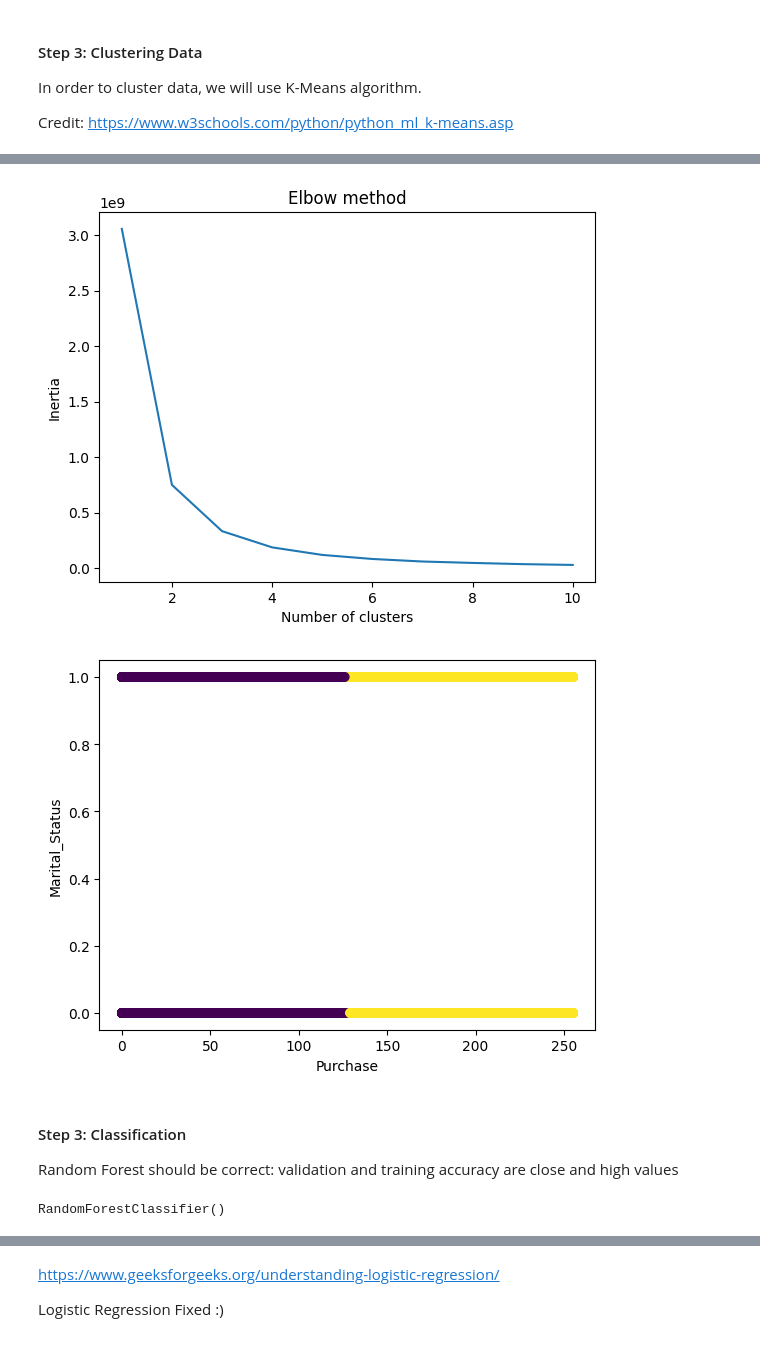
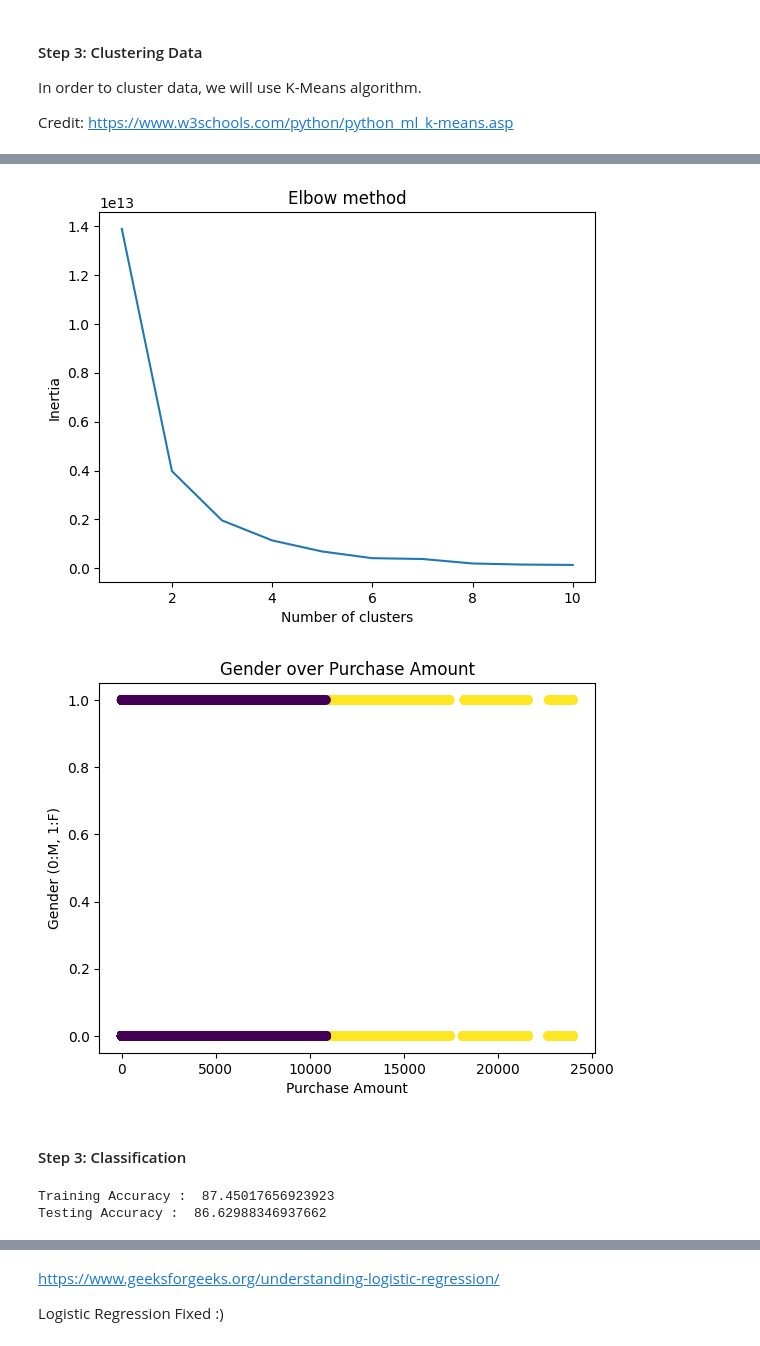
Before and after one commit to CIC-Research/Data-Science-Project, a Jupyter notebook: main.ipynb, the cells around one changed output, grey strips where cells are left out. Saved outputs shown, nothing was run; the diff lists cells and outputs as text; code cells hidden in the pictures.

```diff
--- a/main.ipynb
+++ b/main.ipynb
@@ -63,7 +79,7 @@ inertia = []
 
 for index in range(1,11):
     kmeans = KMeans(n_clusters=index)
-    kmeans.fit(Product_Over_Purchase)
+    kmeans.fit(Purchase_PC_Data)
     inertia.append(kmeans.inertia_)
 
 plt.plot(range(1,11), inertia)
@@ -74,11 +90,12 @@ plt.show()
 
 #KMeans
 kmeans = KMeans(n_clusters=2, init='k-means++')
-kmeans.fit(Product_Over_Purchase)
+kmeans.fit(Purchase_PC_Data)
 
-plt.scatter(Product_Over_Purchase['Product_Category'], Product_Over_Purchase['Purchase'], c=kmeans.labels_)
-plt.xlabel('Product Category')
-plt.ylabel('Purchase')
+plt.scatter(Purchase_PC_Data['Purchase'], Purchase_PC_Data['Product_Category'], c=kmeans.labels_)
+plt.xlabel('Purchase Amount')
+plt.ylabel('Product Category')
+plt.title('Purchase Amount over Product Category')
 plt.show()
 # %% [output]
 [figure]
@@ -86,30 +103,29 @@ plt.show()
 # %%
 #Elbow Method
 inertia.clear()
 
 for index in range(1,11):
     kmeans = KMeans(n_clusters=index)
-    kmeans.fit(Marital_Over_Purchase)
+    kmeans.fit(Gender_Purchase_Data)
     inertia.append(kmeans.inertia_)
 
 plt.plot(range(1,11), inertia)
 plt.title('Elbow method')
 plt.xlabel('Number of clusters')
 plt.ylabel('Inertia')
 plt.show()
 
 #KMeans
 kmeans = KMeans(n_clusters=2, init='k-means++')
-kmeans.fit(Marital_Over_Purchase)
+kmeans.fit(Gender_Purchase_Data)
 
-plt.scatter(Marital_Over_Purchase['Purchase'], Marital_Over_Purchase['Marital_Status'], c=kmeans.labels_)
-plt.xlabel('Purchase')
-plt.ylabel('Marital Status')
+plt.scatter(Gender_Purchase_Data['Purchase'], Gender_Purchase_Data['Gender'], c=kmeans.labels_)
+plt.xlabel('Purchase Amount')
+plt.ylabel('Gender (0:M, 1:F)')
+plt.title('Gender over Purchase Amount')
 plt.show()
 # %% [output]
-[figure, old version]
+[figure, new version]
-[figure, old version]
+[figure, new version]
 # %% [markdown]
 #### Step 3: Classification
-
-Random Forest should be correct: validation and training accuracy are close and high values
@@ -159,17 +132,19 @@ Random Forest should be correct: validation and training accuracy are close and
 # %%
 from sklearn.model_selection import train_test_split
-from sklearn.linear_model import LinearRegression
-from sklearn.ensemble import RandomForestClassifier
 from sklearn.tree import DecisionTreeClassifier
-from sklearn import metrics
+from sklearn.metrics import accuracy_score
 
-x = Walmart_Data[['Occupation']]
-y = Walmart_Data['Purchase']
+x = Purchase_PC_Data.drop('Product_Category', axis=1)
+y = Purchase_PC_Data['Product_Category']
 
-#splits into 80% training and 20% testing, n_
+#splits into 80% training and 20% testing
 X_train, X_test, Y_train, Y_test = train_test_split(x,y, test_size=0.2)
-dt = RandomForestClassifier()
+dt = DecisionTreeClassifier()
 
-dt.fit(x,y)
+dt.fit(X_train, Y_train)
+
+print('Training Accuracy : ', accuracy_score(Y_train,dt.predict(X_train))*100)
+print('Testing Accuracy : ', accuracy_score(Y_test, dt.predict(X_test))*100)
 # %% [output]
-RandomForestClassifier()
+Training Accuracy :  87.45017656923923
+Testing Accuracy :  86.62988346937662
```
Also changed, not shown: parts of 15 cells of this notebook.
